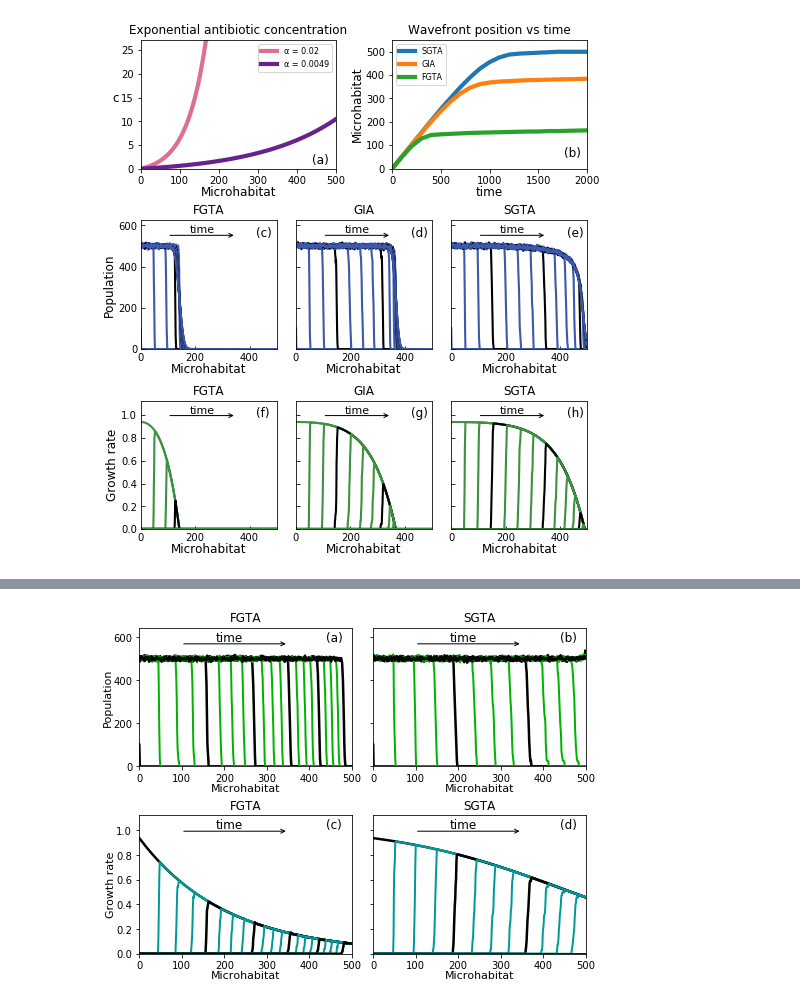
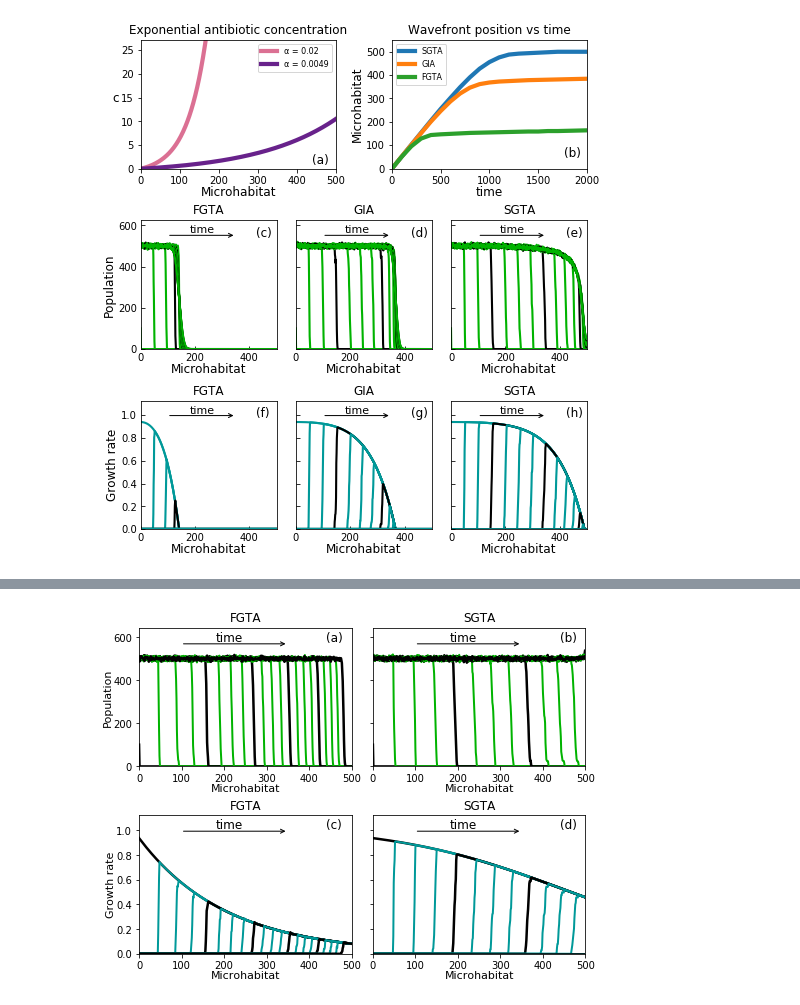
Before and after one commit to patricksinclair/Paper-Nutrients, a Jupyter notebook: MasterPlotter-v2.ipynb, the cells around one changed output, grey strips where cells are left out. Cells and saved outputs as stored; diff of their text form; code cells hidden in the pictures.

Commit message:
more figures continuum non lin

```diff
--- a/MasterPlotter-v2.ipynb
+++ b/MasterPlotter-v2.ipynb
@@ -337,8 +360,8 @@ def fig3_distbs_wavfronPos_grad(FGTA_spat, GITA_spat, SGTA_spat, FGTA_gRate, GIT
     max_value_X = max(np.amax(FGTA_spat[0]), np.amax(GITA_spat[0]), np.amax(SGTA_spat[0]))
 
     # accent line colours for spatial and gRates
-    linColour_spat = '#3D59AB'
-    linColour_gRate = '#3D9140'
+    linColour_spat = '#00b300'
+    linColour_gRate = '#009999'
 
     # size and quality of the image
     #fig = plt.figure(figsize=(14, 12), dpi=400)
@@ -480,34 +503,34 @@ def fig3_distbs_wavfronPos_grad(FGTA_spat, GITA_spat, SGTA_spat, FGTA_gRate, GIT
     ax31.set_xlabel('Microhabitat', fontsize=labelSize, labelpad=0)
     ax32.set_title('GIA', fontsize=titleSize)
     ax32.set_xlabel('Microhabitat', fontsize=labelSize, labelpad=0)
     ax33.set_title('SGTA', fontsize=titleSize)
     ax33.set_xlabel('Microhabitat', fontsize=labelSize, labelpad=0)
 
 
     ax11.text(0.88*max_value_X, 0.1*cExp_specAlpha[-1], '(a)', fontsize=IDsize)
     ax12.text(0.88*t[-1], 0.1*SGTA_waves[-1], '(b)', fontsize=IDsize)
 
     ax21.text(0.85*max_value_X, 1.05*max_value_Pops, '(c)', fontsize=IDsize)
     ax22.text(0.85*max_value_X, 1.05*max_value_Pops, '(d)', fontsize=IDsize)
     ax23.text(0.85*max_value_X, 1.05*max_value_Pops, '(e)', fontsize=IDsize)
 
     ax31.text(0.85*max_value_X, 1.05*max_value_gRate, '(f)', fontsize=IDsize)
     ax32.text(0.85*max_value_X, 1.05*max_value_gRate, '(g)', fontsize=IDsize)
     ax33.text(0.85*max_value_X, 1.05*max_value_gRate, '(h)', fontsize=IDsize)
 
     #fig.tight_layout()
     #plt.tight_layout()
     plt.savefig('fig3_all_simple_distbs-FINAL.pdf', bbox_inches='tight')
     plt.show()
 
 
 
 
 
 
 fig3_distbs_wavfronPos_grad(FGTA_simple_alpha_specificAlpha_spatial, GITA_simple_alpha_specificAlpha_spatial, SGTA_simple_alpha_specificAlpha_spatial, FGTA_simple_alpha_specificAlpha_gRate, GITA_simple_alpha_specificAlpha_gRate, SGTA_simple_alpha_specificAlpha_gRate)
 # %% [output]
-[figure, old version]
+[figure, new version]
 # %%
 def plotAllDeathDistbs(FGTA_live, FGTA_dead, FGTA_gRate, SGTA_live, SGTA_dead, SGTA_gRate):
     '''this is a massive mthod to make one figure for all the with death stuff. has the alive and dead populations for
```
Also changed, not shown: parts of 9 cells of this notebook, 58 other files.
